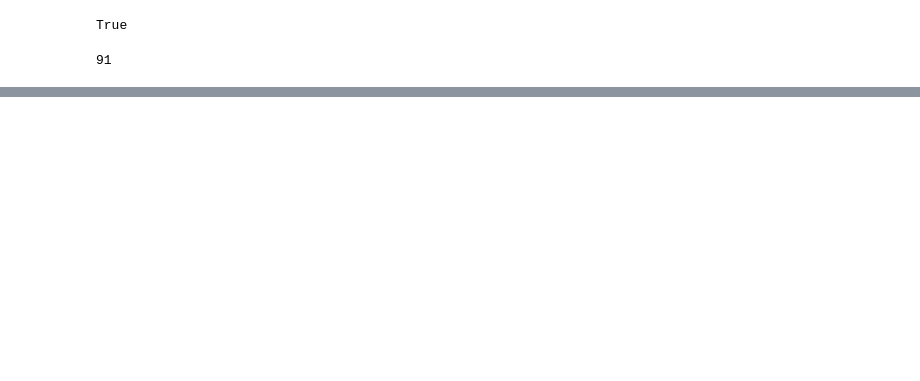
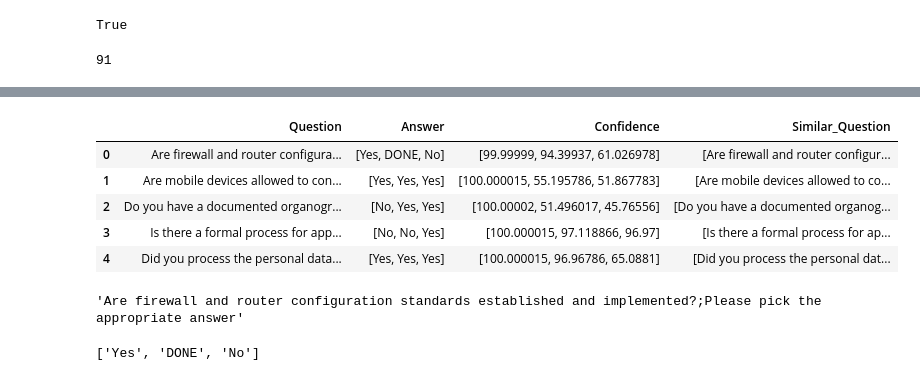
Before and after one commit to Engineer-D/My-Practices, a Jupyter notebook: Semantic_Search_V0_SBert.ipynb, the cells around one changed output, grey strips where cells are left out. Cells and saved outputs as stored; diff of their text form; code cells hidden in the pictures; blank space fills up the shorter version.

```diff
--- a/Semantic_Search_V0_SBert.ipynb
+++ b/Semantic_Search_V0_SBert.ipynb
@@ -164,0 +389,17 @@ Answer: See Comments
+# %%
+response.head()
+# %% [output]
+|  | Question | Answer | Confidence | Similar_Question |
+| 0 | Are firewall and router configura... | [Yes, DONE, No] | [99.99999, 94.39937, 61.026978] | [Are firewall and router configur... |
+| 1 | Are mobile devices allowed to con... | [Yes, Yes, Yes] | [100.000015, 55.195786, 51.867783] | [Are mobile devices allowed to co... |
+| 2 | Do you have a documented organogr... | [No, Yes, Yes] | [100.00002, 51.496017, 45.76556] | [Do you have a documented organog... |
+| 3 | Is there a formal process for app... | [No, No, Yes] | [100.000015, 97.118866, 96.97] | [Is there a formal process for ap... |
+| 4 | Did you process the personal data... | [Yes, Yes, Yes] | [100.000015, 96.96786, 65.0881] | [Did you process the personal dat... |
+# %%
+response.Question.loc[0]
+# %% [output]
+'Are firewall and router configuration standards established and implemented?;Please pick the appropriate answer'
+# %%
+response.Answer.loc[0]
+# %% [output]
+['Yes', 'DONE', 'No']
```
Also changed, not shown: parts of 30 cells of this notebook.
